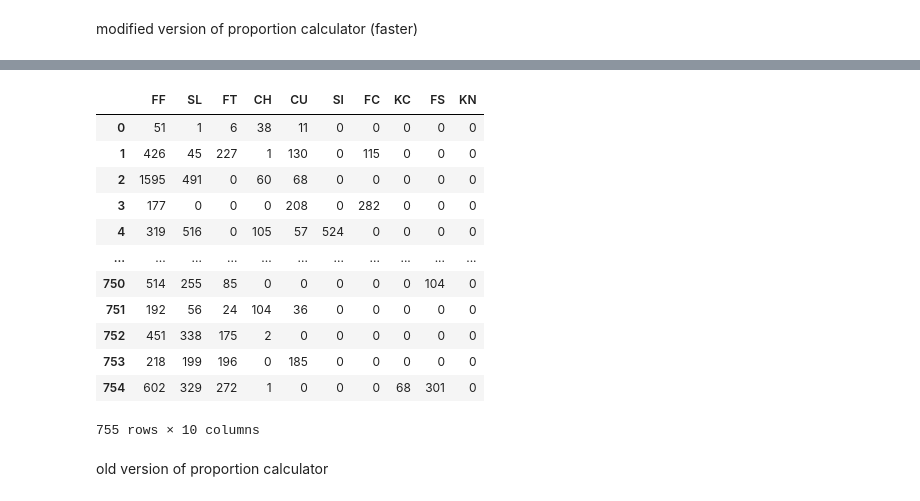
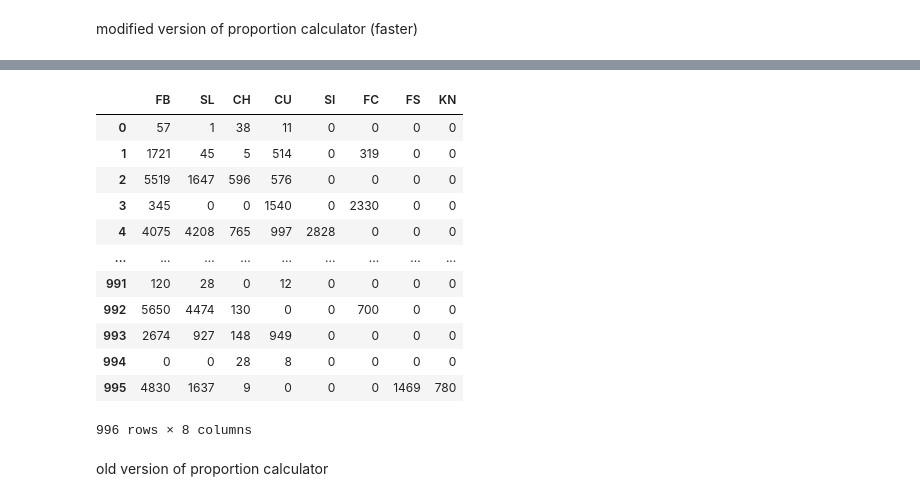
Before and after one commit to yshong211/mlb_ant, a Jupyter notebook: mlb_pitch_prediction.ipynb, the cells around one changed output, grey strips where cells are left out. Saved outputs shown, nothing was run; the diff lists cells and outputs as text; code cells hidden in the pictures.

```diff
--- a/mlb_pitch_prediction.ipynb
+++ b/mlb_pitch_prediction.ipynb
@@ -51,3 +51,3 @@ data17_merge = data17_merge[data17_merge.pitch_type != 'FO']
 # %%
-data17_merge.dropna(inplace=True) # now it will actually drop the nan values
+data1718_merge.dropna(inplace=True) # now it will actually drop the nan values
 # %%
@@ -66,5 +66,5 @@ KN      2650
 Name: pitch_type, dtype: int64
 # %%
 pitcherid=set()
-for i in data17_merge.pitcher_id:
+for i in data1718_merge.pitcher_id:
     pitcherid.add(i)
@@ -91,9 +91,9 @@ pitcherid
 # %% [markdown]
 modified version of proportion calculator (faster)
 # %%
-new_17 = pd.DataFrame()
-new_17['pitcher_id'] = [i for i in pitcherid]
-new_17
+new_1718 = pd.DataFrame()
+new_1718['pitcher_id'] = [i for i in pitcherid]
+new_1718
 # %% [output]
 |  | pitcher_id |
 | 0 | 466948 |
@@ -115,14 +115,13 @@ for i, row in new_17.iterrows():
     pitcher_locator[int(row['pitcher_id'])] = i
 # %%
+# MODIFIED: 'FF' and 'FT' becomes 'FB'; 'KN' and 'KC' are combined into 'KN'
 # Get the pitch type proportion for each pitcher, from 2017 data
-index = data17_merge.index
-new_17['FF'] = 0
-new_17['SL'] = 0
-new_17['FT'] = 0
-new_17['CH'] = 0
-new_17['CU'] = 0
-new_17['SI'] = 0
-new_17['FC'] = 0
-new_17['KC'] = 0
-new_17['FS'] = 0
-new_17['KN'] = 0
+index = data1718_merge.index
+new_1718['FB'] = 0
+new_1718['SL'] = 0
+new_1718['CH'] = 0
+new_1718['CU'] = 0
+new_1718['SI'] = 0
+new_1718['FC'] = 0
+new_1718['FS'] = 0
+new_1718['KN'] = 0
@@ -171,19 +189,19 @@ proportion.to_csv("proportion.csv")
 # %%
-new_17.iloc[:, 1:]
+new_1718.iloc[:, 1:]
 # %% [output]
-|  | FF | SL | FT | CH | CU | SI | FC | KC | FS | KN |
-| 0 | 51 | 1 | 6 | 38 | 11 | 0 | 0 | 0 | 0 | 0 |
-| 1 | 426 | 45 | 227 | 1 | 130 | 0 | 115 | 0 | 0 | 0 |
-| 2 | 1595 | 491 | 0 | 60 | 68 | 0 | 0 | 0 | 0 | 0 |
-| 3 | 177 | 0 | 0 | 0 | 208 | 0 | 282 | 0 | 0 | 0 |
-| 4 | 319 | 516 | 0 | 105 | 57 | 524 | 0 | 0 | 0 | 0 |
-| ... | ... | ... | ... | ... | ... | ... | ... | ... | ... | ... |
-| 750 | 514 | 255 | 85 | 0 | 0 | 0 | 0 | 0 | 104 | 0 |
-| 751 | 192 | 56 | 24 | 104 | 36 | 0 | 0 | 0 | 0 | 0 |
-| 752 | 451 | 338 | 175 | 2 | 0 | 0 | 0 | 0 | 0 | 0 |
-| 753 | 218 | 199 | 196 | 0 | 185 | 0 | 0 | 0 | 0 | 0 |
-| 754 | 602 | 329 | 272 | 1 | 0 | 0 | 0 | 68 | 301 | 0 |
+|  | FB | SL | CH | CU | SI | FC | FS | KN |
+| 0 | 57 | 1 | 38 | 11 | 0 | 0 | 0 | 0 |
+| 1 | 1721 | 45 | 5 | 514 | 0 | 319 | 0 | 0 |
+| 2 | 5519 | 1647 | 596 | 576 | 0 | 0 | 0 | 0 |
+| 3 | 345 | 0 | 0 | 1540 | 0 | 2330 | 0 | 0 |
+| 4 | 4075 | 4208 | 765 | 997 | 2828 | 0 | 0 | 0 |
+| ... | ... | ... | ... | ... | ... | ... | ... | ... |
+| 991 | 120 | 28 | 0 | 12 | 0 | 0 | 0 | 0 |
+| 992 | 5650 | 4474 | 130 | 0 | 0 | 700 | 0 | 0 |
+| 993 | 2674 | 927 | 148 | 949 | 0 | 0 | 0 | 0 |
+| 994 | 0 | 0 | 28 | 8 | 0 | 0 | 0 | 0 |
+| 995 | 4830 | 1637 | 9 | 0 | 0 | 0 | 1469 | 780 |
-755 rows × 10 columns
+996 rows × 8 columns
 # %% [markdown]
 old version of proportion calculator
 # %%
```
Also changed, not shown: parts of 65 cells of this notebook.
